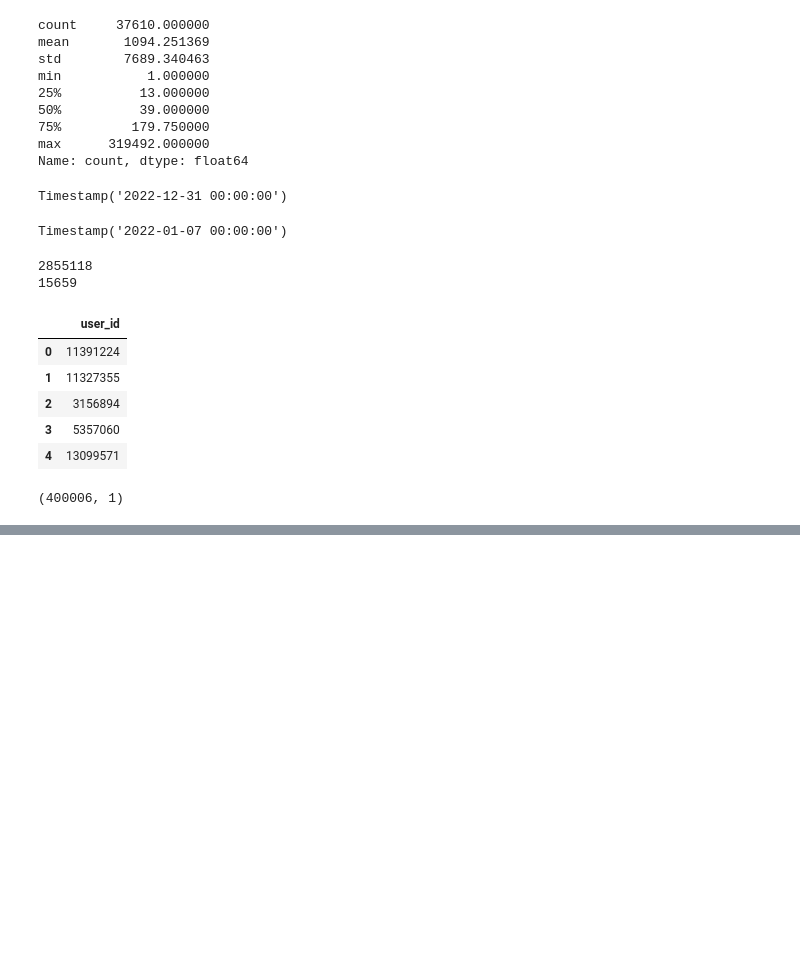
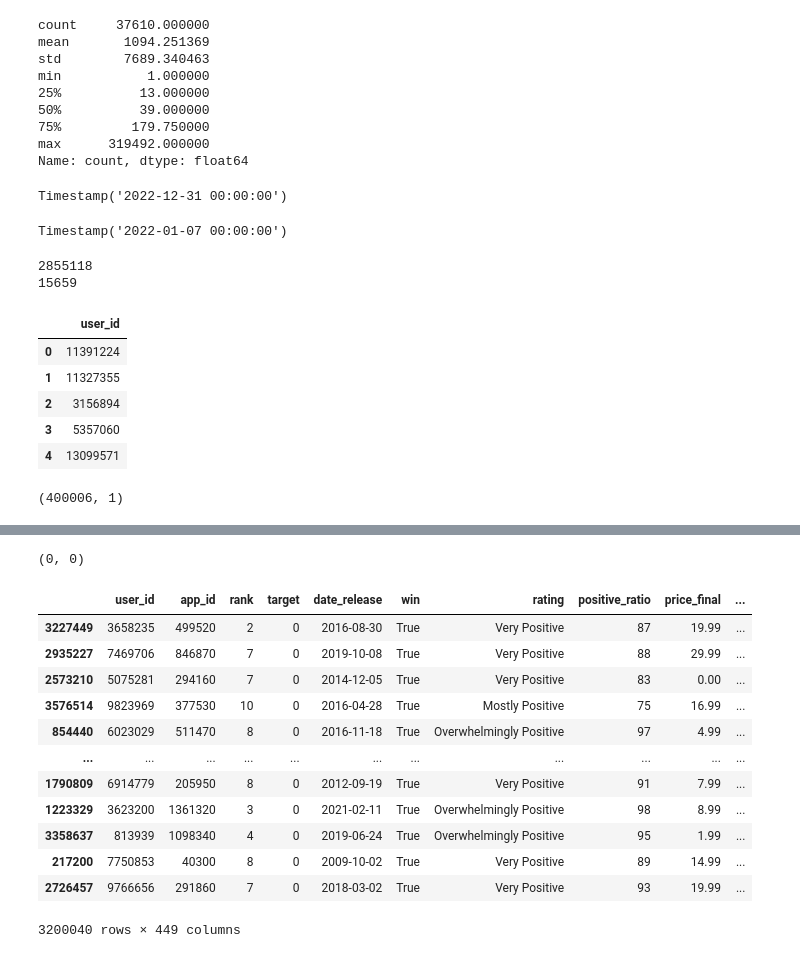
Before and after one commit to Toothless-1/Games_RecSys, a Jupyter notebook: MaMPA2.ipynb, the cells around one changed output, grey strips where cells are left out. Drawn from its saved outputs; the diff is of its cells as text; code cells hidden in the pictures; blank space fills up the shorter version.

```diff
--- a/MaMPA2.ipynb
+++ b/MaMPA2.ipynb
@@ -209,0 +330,24 @@ candidates.head()
+# %%
+ctb_train_users, ctb_test_users = train_test_split(
+    lfm_pred["user_id"].unique()
+    ,random_state = seed
+    ,test_size = 0.2
+)
+# %%
+ctb_train = shuffle(
+    pd.concat(
+        [
+            pos[pos["user_id"].isin(ctb_train_users)]
+            ,neg[neg["user_id"].isin(ctb_train_users)]
+        ]
+    )
+)
+# %%
+ctb_test = shuffle(
+    pd.concat(
+        [
+            pos[pos["user_id"].isin(ctb_test_users)]
+            ,neg[neg["user_id"].isin(ctb_test_users)]
+        ]
+    )
+)
@@ -209,0 +384,22 @@ candidates.head()
+# %%
+ctb_train, ctb_test = ctb_train.dropna(axis=1), ctb_test.dropna(axis=1)
+# %%
+ctb_train.isna().sum().sum(), ctb_test.isna().sum().sum()
+# %% [output]
+(0, 0)
+# %%
+ctb_train
+# %% [output]
+|  | user_id | app_id | rank | target | date_release | win | rating | positive_ratio | price_final | ... |
+| 3227449 | 3658235 | 499520 | 2 | 0 | 2016-08-30 | True | Very Positive | 87 | 19.99 | ... |
+| 2935227 | 7469706 | 846870 | 7 | 0 | 2019-10-08 | True | Very Positive | 88 | 29.99 | ... |
+| 2573210 | 5075281 | 294160 | 7 | 0 | 2014-12-05 | True | Very Positive | 83 | 0.00 | ... |
+| 3576514 | 9823969 | 377530 | 10 | 0 | 2016-04-28 | True | Mostly Positive | 75 | 16.99 | ... |
+| 854440 | 6023029 | 511470 | 8 | 0 | 2016-11-18 | True | Overwhelmingly Positive | 97 | 4.99 | ... |
+| ... | ... | ... | ... | ... | ... | ... | ... | ... | ... | ... |
+| 1790809 | 6914779 | 205950 | 8 | 0 | 2012-09-19 | True | Very Positive | 91 | 7.99 | ... |
+| 1223329 | 3623200 | 1361320 | 3 | 0 | 2021-02-11 | True | Overwhelmingly Positive | 98 | 8.99 | ... |
+| 3358637 | 813939 | 1098340 | 4 | 0 | 2019-06-24 | True | Overwhelmingly Positive | 95 | 1.99 | ... |
+| 217200 | 7750853 | 40300 | 8 | 0 | 2009-10-02 | True | Very Positive | 89 | 14.99 | ... |
+| 2726457 | 9766656 | 291860 | 7 | 0 | 2018-03-02 | True | Very Positive | 93 | 19.99 | ... |
+3200040 rows × 449 columns
```
Also changed, not shown: parts of 37 cells of this notebook.
